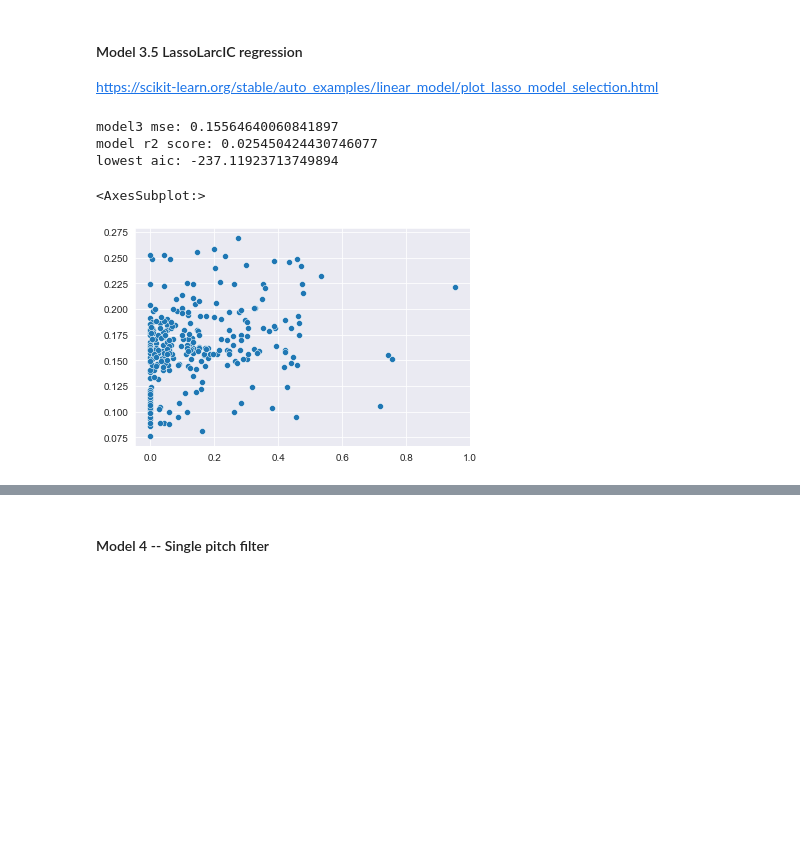
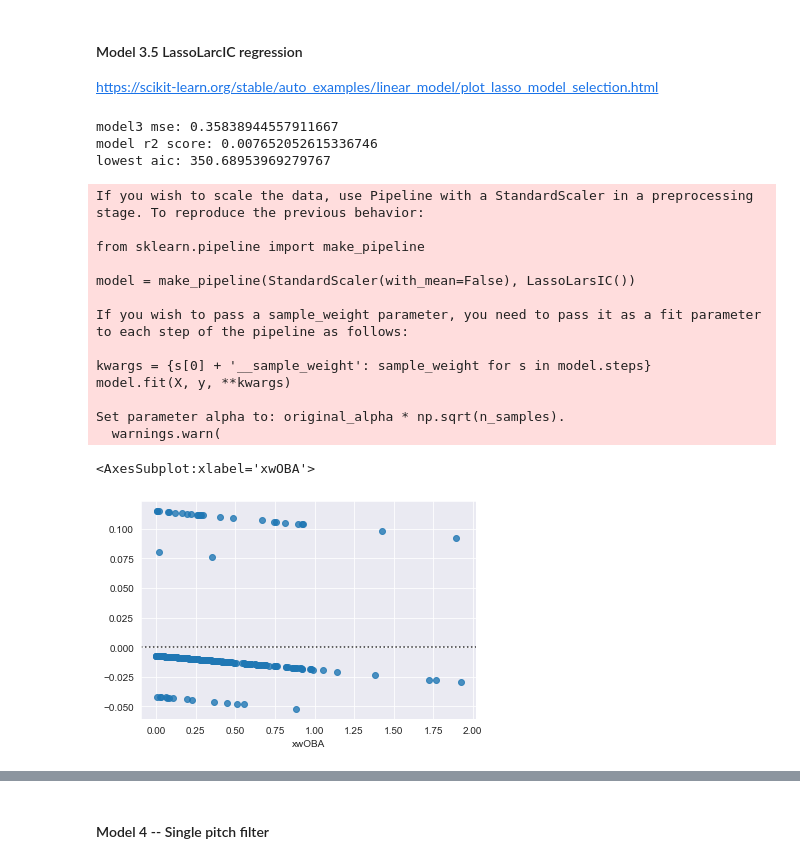
Before and after one commit to trpubz/DBacksAnalysis, a Jupyter notebook: 3Data Prep_Modeling/Data_Reg.ipynb, the cells around one changed output, grey strips where cells are left out. Saved outputs shown, nothing was run; the diff lists cells and outputs as text; code cells hidden in the pictures; blank space fills up the shorter version.

```diff
--- a/3Data Prep_Modeling/Data_Reg.ipynb
+++ b/3Data Prep_Modeling/Data_Reg.ipynb
@@ -9,7 +9,7 @@ import numpy as np
 np.set_printoptions(precision=3, suppress=True)
 
 marte_raw = pd.read_csv('marte_vs_nlwest_19_22.csv',
-                        usecols=['pitch_type', 'game_date', 'release_speed', 'release_pos_x', 'release_pos_z', 'pitcher', 'zone', 'des', 'p_throws', 'bb_type', 'balls', 'strikes', 'game_year', 'pfx_x', 'pfx_z', 'hc_x', 'hc_y', 'hit_distance_sc', 'launch_speed', 'launch_angle', 'effective_speed', 'release_spin_rate', 'release_extension', 'estimated_woba_using_speedangle', 'woba_value', 'woba_denom', 'iso_value', 'launch_speed_angle', 'pitch_name', 'spin_axis'])
+                        usecols=['pitch_type', 'game_date', 'release_speed', 'release_pos_x', 'release_pos_z', 'pitcher', 'zone', 'des', 'p_throws', 'bb_type', 'balls', 'strikes', 'game_year', 'pfx_x', 'pfx_z', 'hc_x', 'hc_y', 'hit_distance_sc', 'launch_speed', 'launch_angle', 'effective_speed', 'release_spin_rate', 'release_extension', 'estimated_woba_using_speedangle', 'woba_value', 'woba_denom', 'iso_value', 'launch_speed_angle', 'pitch_name'])
 
 # rename the primary response variable
 marte_raw.rename(columns={'estimated_woba_using_speedangle': 'xwOBA'}, inplace=True)
@@ -21,6 +21,6 @@ marte_raw.dropna(axis='rows', subset=['woba_denom', 'xwOBA'], how='any', inplace
 print(f"data-set shape after to filtering sac hits, walks, strikeouts: {marte_raw.shape}")
 
 # filter missing observation data
-marte_raw.dropna(axis='rows', subset=['release_spin_rate', 'spin_axis'], how='any', inplace=True)
+marte_raw.dropna(axis='rows', subset=['release_spin_rate'], how='any', inplace=True)
 print(f"data-set shape after to filtering missing spin observations: {marte_raw.shape}")
 # %% [output]
@@ -68,7 +59,7 @@ import numpy as np
 import math
 
 # filter raw set with proposed model metrics
-marte_vs = marte_raw.drop(columns=['game_date', 'release_pos_x', 'release_pos_z', 'des', 'bb_type', 'balls', 'strikes', 'hc_x', 'hc_y', 'hit_distance_sc', 'launch_speed', 'launch_angle', 'effective_speed', 'release_extension', 'woba_denom', 'iso_value', 'launch_speed_angle', 'pitch_name'])
+marte_vs = marte_raw.drop(columns=['woba_value','game_year', 'pitcher', 'game_date', 'release_pos_x', 'release_pos_z', 'des', 'bb_type', 'balls', 'strikes', 'hc_x', 'hc_y', 'hit_distance_sc', 'launch_speed', 'launch_angle', 'effective_speed', 'release_extension', 'woba_denom', 'iso_value', 'launch_speed_angle', 'pitch_name'])
 print(f"new data-set shape after to filtering for proper metrics: {marte_vs.shape}")
 
 # vectorize the horizontal & vertical movement using pythagorean theorem
@@ -87,7 +78,7 @@ print(f"number of NaN xwOBA PAs prior to conversion: {marte_vs.xwOBA.isnull().su
 ##########################################################
 
 # reorder columns for logical readability
-marte_vs = marte_vs.reindex(columns=['xwOBA', 'woba_value','game_year', 'pitcher', 'p_throws', 'pitch_type', 'release_speed', 'release_spin_rate', 'spin_axis', 'zone', 'pfx_x', 'pfx_z', 'pfx_v'])
+marte_vs = marte_vs.reindex(columns=['xwOBA', 'p_throws', 'pitch_type', 'release_speed', 'release_spin_rate', 'zone', 'pfx_x', 'pfx_z', 'pfx_v'])
 
 print(marte_vs.head())
 # %% [output]
@@ -415,13 +391,13 @@ scores = pd.DataFrame(columns=['test scores', 'train scores', 'num features'])
 
 model2b = LinearRegression()
 
-for k in range(1, 30):
+for k in range(1, 28):
     # rfe = RFE(model, k)
 
     rfe = RFE(estimator=model2b, n_features_to_select=k)
-    fit = rfe.fit(X_train, y_train_trx)
-    train_score = fit.score(X_train, y_train_trx)
-    test_score = fit.score(X_test, y_test_trx)
+    fit = rfe.fit(X_train, y_train)
+    train_score = fit.score(X_train, y_train)
+    test_score = fit.score(X_test, y_test)
     if test_score < 0:
         continue
     run = pd.Series({'train scores': train_score, 'test scores': test_score,'num features': k})
@@ -435,15 +411,15 @@ for k in range(1, 30):
     print("Test Score: %2.3f" % test_score)
     print("----------")
 
-mod2b_feats = ['pitch_type_SI', 'zone_12', 'zone_13', 'zone_14']
-y_pred_mod2b = model2b.fit(X_train[mod2b_feats], y_train_trx).predict(X_test[mod2b_feats])
+mod2b_feats = ['const', 'pitch_type_SI', 'pitch_type_CU', 'zone_13']
+y_pred_mod2b = model2b.fit(X_train[mod2b_feats], y_train).predict(X_test[mod2b_feats])
 
-m2b_mse = mean_squared_error(y_test_trx, y_pred_mod2b, squared=False)
+m2b_mse = mean_squared_error(y_test, y_pred_mod2b, squared=False)
 print(f"model3 mse: {m2b_mse}")
 
-m2b_r2 = r2_score(y_test_trx, y_pred_mod2b)
-print(f"model r2 score: {m2b_r2}")
+m2b_r2 = r2_score(y_test, y_pred_mod2b)
+print(f"model3 r2 score: {m2b_r2}")
 
-print(f"aic: {sm.OLS(endog=y_train_trx, exog=X_train[mod2b_feats]).fit().aic}")
+print(f"aic: {sm.OLS(endog=y_train, exog=X_train[mod2b_feats]).fit().aic}")
 # %% [output]
 Num Features: 3
@@ -475,37 +451,50 @@ https://scikit-learn.org/stable/auto_examples/linear_model/plot_lasso_model_sele
 # %%
 from sklearn.linear_model import LassoLarsIC
 from sklearn.pipeline import make_pipeline
 
 
-model3_feats = ['const', 'release_speed', 'release_spin_rate', 'pfx_v', 'pitch_type_CH', 'pitch_type_CS', 'pitch_type_CU', 'pitch_type_FC', 'pitch_type_FF', 'pitch_type_FS', 'pitch_type_KC', 'pitch_type_SI', 'pitch_type_SL', 'zone_1', 'zone_2', 'zone_3', 'zone_4', 'zone_5', 'zone_6', 'zone_7', 'zone_8', 'zone_9', 'zone_11', 'zone_12', 'zone_13', 'zone_14', 'p_throws_R']
+model3_feats = ['const', 'release_speed', 'release_spin_rate', 'pfx_x', 'pfx_z', 'pfx_v', 'pitch_type_CH', 'pitch_type_CU', 'pitch_type_FC', 'pitch_type_FF', 'pitch_type_FS', 'pitch_type_KC', 'pitch_type_SI', 'pitch_type_SL', 'zone_1', 'zone_2', 'zone_3', 'zone_4', 'zone_5', 'zone_6', 'zone_7', 'zone_8', 'zone_9', 'zone_11', 'zone_12', 'zone_13', 'zone_14', 'p_throws_R']
 
-lasso_lars_ic = make_pipeline(LassoLarsIC(criterion="aic", normalize=False)).fit(X_train[model3_feats], y=y_train_trx)
+lasso_lars_ic = make_pipeline(LassoLarsIC(criterion="aic", fit_intercept=True)).fit(X_train[model3_feats], y=y_train)
 
 y_pred_mod3 = lasso_lars_ic.predict(X_test[model3_feats])
 
 results = pd.DataFrame(
     {
         "alphas": lasso_lars_ic[-1].alphas_,
         "AIC criterion": lasso_lars_ic[-1].criterion_,
     }
 ).set_index("alphas")
 alpha_aic = lasso_lars_ic[-1].alpha_
 
-m3_mse = mean_squared_error(y_test_trx, y_pred_mod3, squared=False)
+m3_mse = mean_squared_error(y_test, y_pred_mod3, squared=False)
 print(f"model3 mse: {m3_mse}")
 
-m3_r2 = r2_score(y_test_trx, y_pred_mod3)
+m3_r2 = r2_score(y_test, y_pred_mod3)
 print(f"model r2 score: {m3_r2}")
 
 print(f"lowest aic: {lasso_lars_ic[-1].criterion_.min()}")
 
-sns.scatterplot(y_test_trx, y_pred_mod3)
+sns.residplot(y_test, y_pred_mod3)
 # %% [output]
-model3 mse: 0.15564640060841897
-model r2 score: 0.025450424430746077
-lowest aic: -237.11923713749894
+model3 mse: 0.35838944557911667
+model r2 score: 0.007652052615336746
+lowest aic: 350.68953969279767
-<AxesSubplot:>
+If you wish to scale the data, use Pipeline with a StandardScaler in a preprocessing stage. To reproduce the previous behavior:
+
+from sklearn.pipeline import make_pipeline
+
+model = make_pipeline(StandardScaler(with_mean=False), LassoLarsIC())
+
+If you wish to pass a sample_weight parameter, you need to pass it as a fit parameter to each step of the pipeline as follows:
+
+kwargs = {s[0] + '__sample_weight': sample_weight for s in model.steps}
+model.fit(X, y, **kwargs)
+
+Set parameter alpha to: original_alpha * np.sqrt(n_samples).
+  warnings.warn(
+<AxesSubplot:xlabel='xwOBA'>
-[figure, old version]
+[figure, new version]
 # %%
 ax = results.plot()
 ax.vlines(
```
Also changed, not shown: parts of 25 cells of this notebook.
